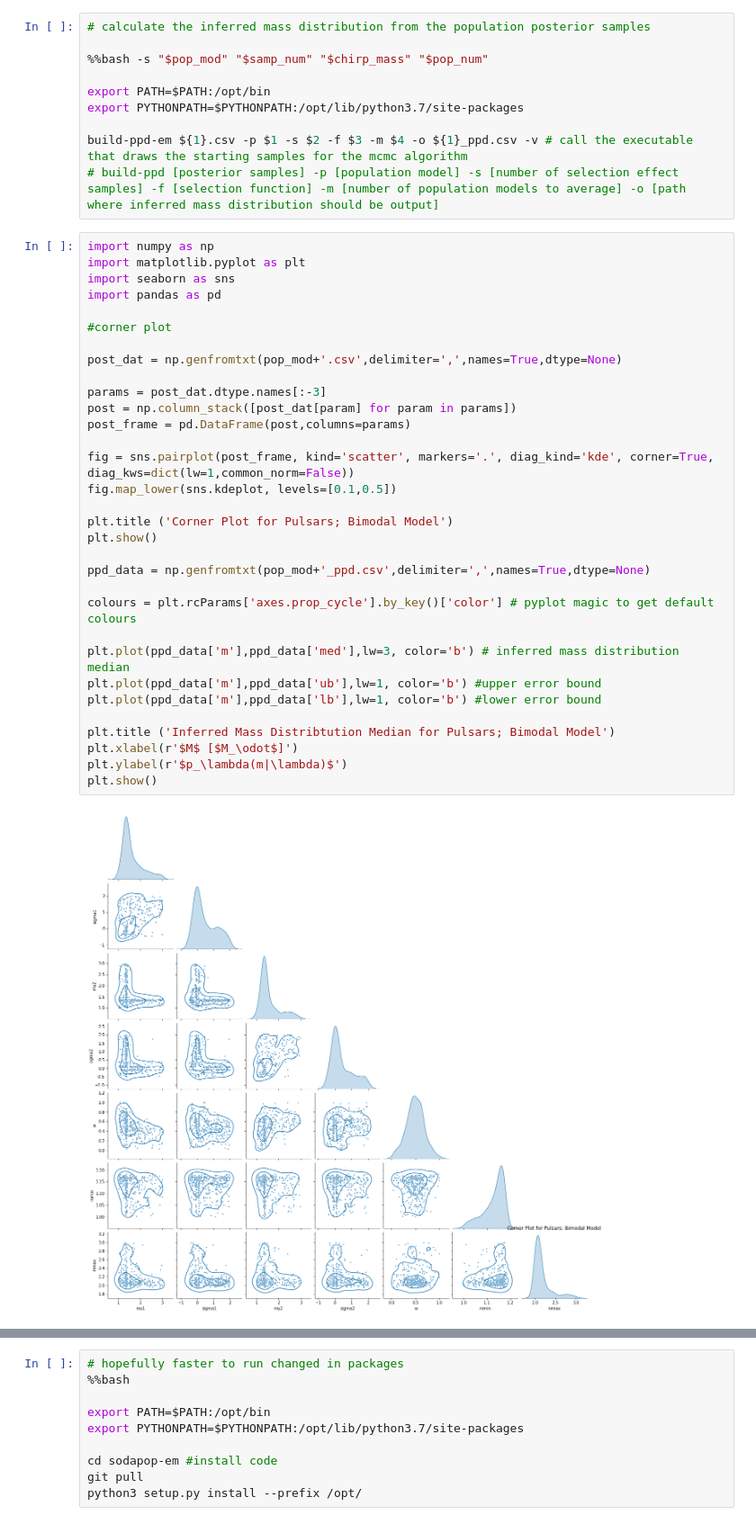
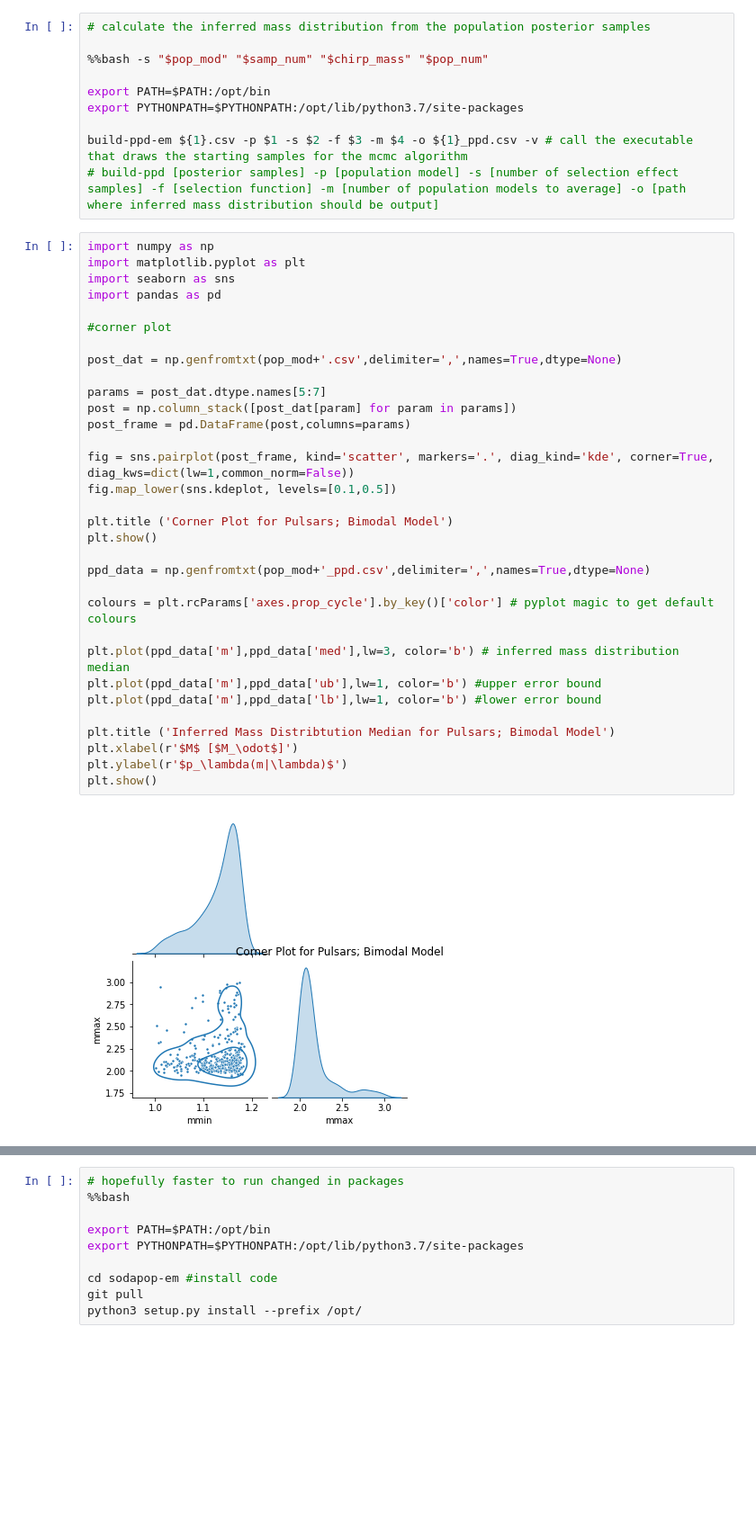
Before and after one commit to katherinekarababas/sodapop-em, a Jupyter notebook: Pulsar_Likelihoods_with_Different_Models.ipynb, the cells around one changed output, grey strips where cells are left out. Shown: that part at 90% size. Saved outputs shown, nothing was run; the diff lists cells and outputs as text; blank space fills up the shorter version.

```diff
--- a/Pulsar_Likelihoods_with_Different_Models.ipynb
+++ b/Pulsar_Likelihoods_with_Different_Models.ipynb
@@ -326,35 +326,35 @@ import numpy as np
 import matplotlib.pyplot as plt
 import seaborn as sns
 import pandas as pd
 
 #corner plot
 
 post_dat = np.genfromtxt(pop_mod+'.csv',delimiter=',',names=True,dtype=None)
 
-params = post_dat.dtype.names[:-3]
+params = post_dat.dtype.names[5:7]
 post = np.column_stack([post_dat[param] for param in params])
 post_frame = pd.DataFrame(post,columns=params)
 
 fig = sns.pairplot(post_frame, kind='scatter', markers='.', diag_kind='kde', corner=True, diag_kws=dict(lw=1,common_norm=False))
 fig.map_lower(sns.kdeplot, levels=[0.1,0.5])
 
 plt.title ('Corner Plot for Pulsars; Bimodal Model')
 plt.show()
 
 ppd_data = np.genfromtxt(pop_mod+'_ppd.csv',delimiter=',',names=True,dtype=None)
 
 colours = plt.rcParams['axes.prop_cycle'].by_key()['color'] # pyplot magic to get default colours
 
 plt.plot(ppd_data['m'],ppd_data['med'],lw=3, color='b') # inferred mass distribution median
 plt.plot(ppd_data['m'],ppd_data['ub'],lw=1, color='b') #upper error bound
 plt.plot(ppd_data['m'],ppd_data['lb'],lw=1, color='b') #lower error bound
 
 plt.title ('Inferred Mass Distribtution Median for Pulsars; Bimodal Model')
 plt.xlabel(r'$M$ [$M_\odot$]')
 plt.ylabel(r'$p_\lambda(m|\lambda)$')
 plt.show()
 # %% [output]
-[figure, old version]
+[figure, new version]
 [figure]
 # %%
 # hopefully faster to run changed in packages
```
